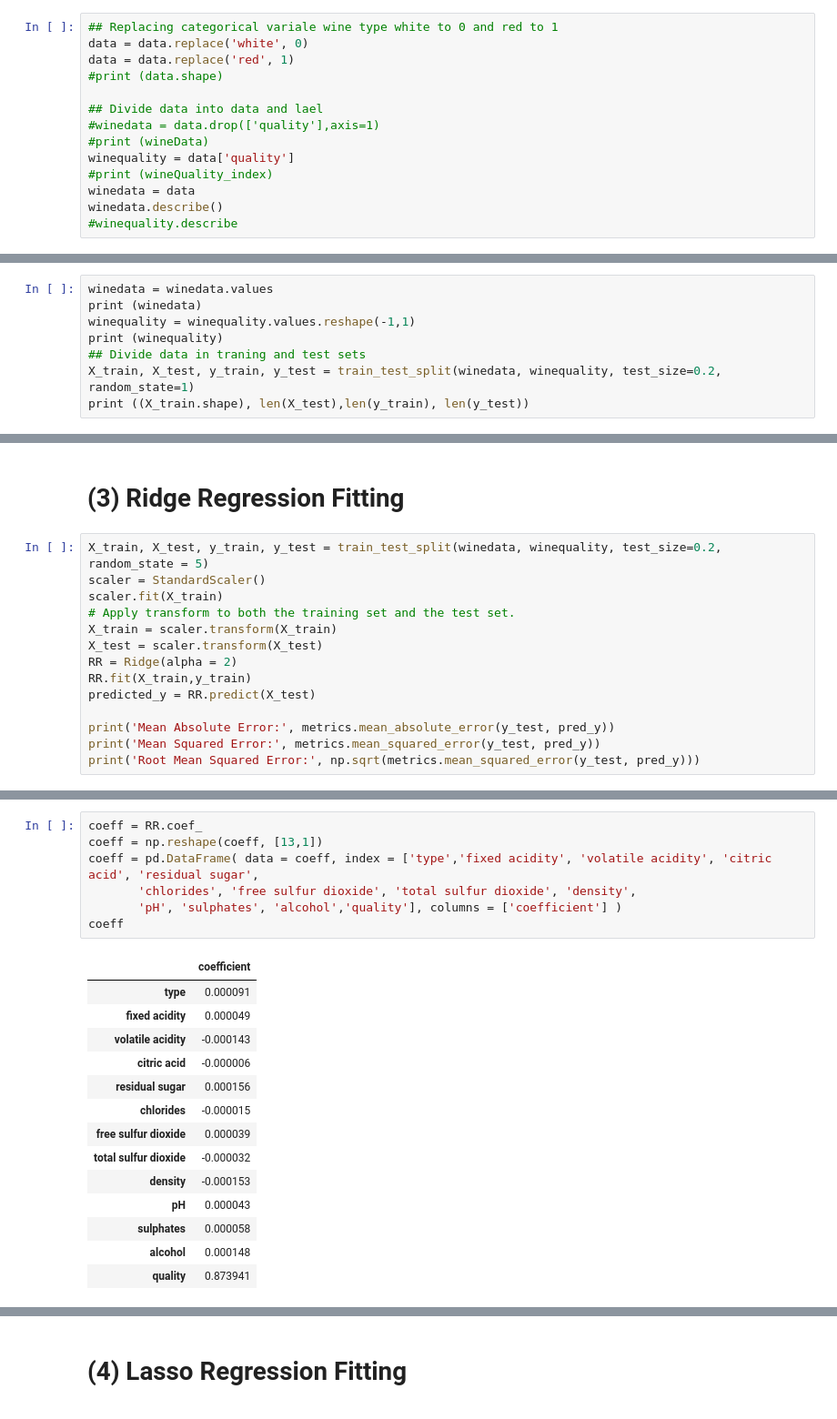
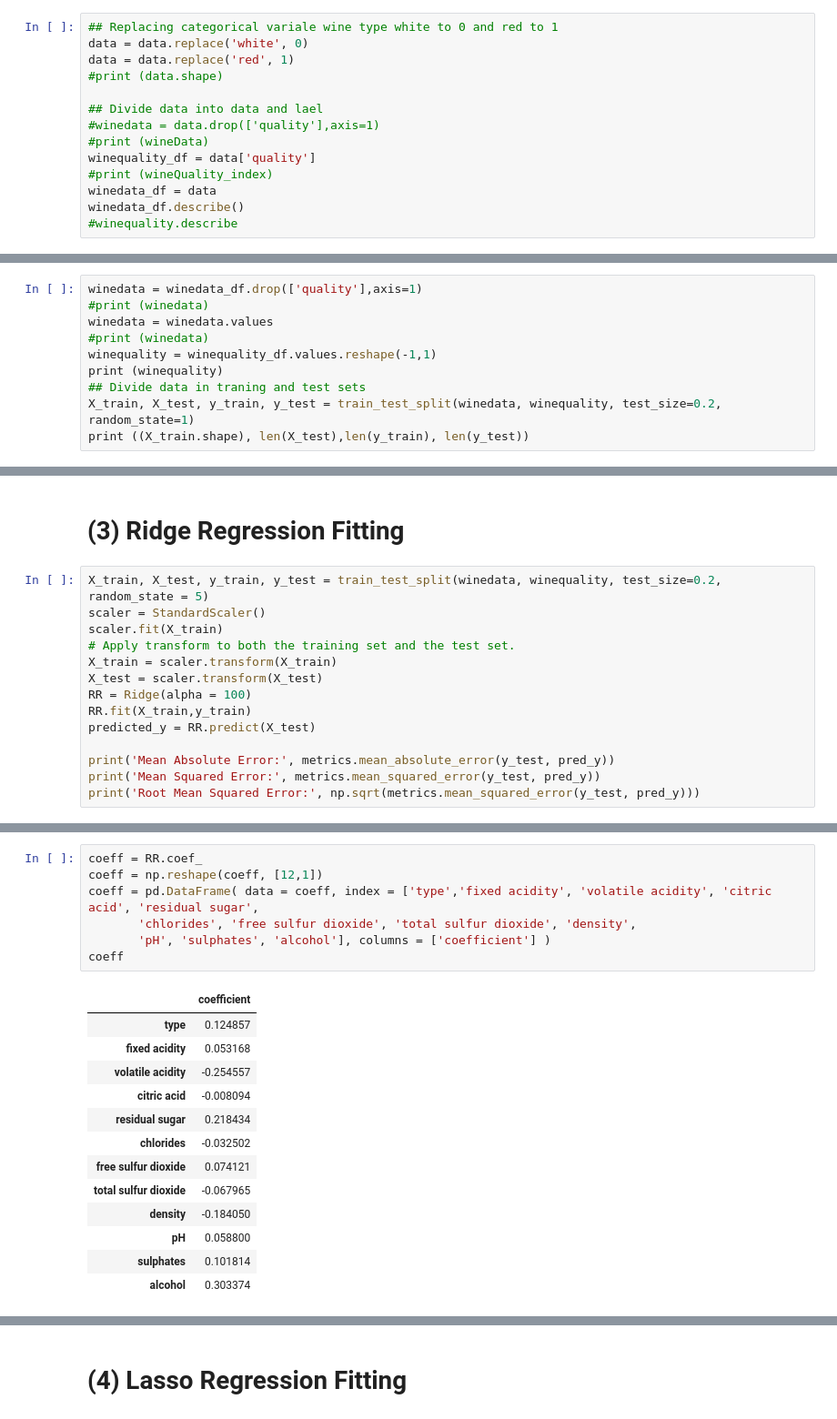
Before and after one commit to abhilashasaroj/CX4240_project, a Jupyter notebook: Project_yli.ipynb, the cells around one changed output, grey strips where cells are left out. Shown: that part at 91% size. Cells and saved outputs as stored; diff of their text form.

```diff
--- a/Project_yli.ipynb
+++ b/Project_yli.ipynb
@@ -31,10 +33,10 @@ data = data.replace('red', 1)
 ## Divide data into data and lael
 #winedata = data.drop(['quality'],axis=1)
 #print (wineData)
-winequality = data['quality']
+winequality_df = data['quality']
 #print (wineQuality_index)
-winedata = data
-winedata.describe()
+winedata_df = data
+winedata_df.describe()
 #winequality.describe
 # %% [output]
 |  | type | fixed acidity | volatile acidity | citric acid | residual sugar | chlorides | free sulfur dioxide | ... |
@@ -68,9 +70,11 @@ sns.pairplot(winedata,x_vars=features,y_vars='quality',kind='reg',size=10,aspect
 # %% [markdown]
 # (1) Linear Regression Fitting
 # %%
+winedata = winedata_df.drop(['quality'],axis=1)
+#print (winedata)
 winedata = winedata.values
-print (winedata)
-winequality = winequality.values.reshape(-1,1)
+#print (winedata)
+winequality = winequality_df.values.reshape(-1,1)
 print (winequality)
 ## Divide data in traning and test sets
 X_train, X_test, y_train, y_test = train_test_split(winedata, winequality, test_size=0.2, random_state=1)
@@ -211,7 +226,7 @@ scaler.fit(X_train)
 # Apply transform to both the training set and the test set.
 X_train = scaler.transform(X_train)
 X_test = scaler.transform(X_test)
-RR = Ridge(alpha = 2)
+RR = Ridge(alpha = 100)
 RR.fit(X_train,y_train)
 predicted_y = RR.predict(X_test)
 
@@ -234,22 +257,21 @@ Train_score: 1.00
 # %%
 coeff = RR.coef_
-coeff = np.reshape(coeff, [13,1])
+coeff = np.reshape(coeff, [12,1])
 coeff = pd.DataFrame( data = coeff, index = ['type','fixed acidity', 'volatile acidity', 'citric acid', 'residual sugar',
        'chlorides', 'free sulfur dioxide', 'total sulfur dioxide', 'density',
-       'pH', 'sulphates', 'alcohol','quality'], columns = ['coefficient'] )
+       'pH', 'sulphates', 'alcohol'], columns = ['coefficient'] )
 coeff
 # %% [output]
 |  | coefficient |
-| type | 0.000091 |
-| fixed acidity | 0.000049 |
-| volatile acidity | -0.000143 |
-| citric acid | -0.000006 |
-| residual sugar | 0.000156 |
-| chlorides | -0.000015 |
-| free sulfur dioxide | 0.000039 |
-| total sulfur dioxide | -0.000032 |
-| density | -0.000153 |
-| pH | 0.000043 |
-| sulphates | 0.000058 |
-| alcohol | 0.000148 |
-| quality | 0.873941 |
+| type | 0.124857 |
+| fixed acidity | 0.053168 |
+| volatile acidity | -0.254557 |
+| citric acid | -0.008094 |
+| residual sugar | 0.218434 |
+| chlorides | -0.032502 |
+| free sulfur dioxide | 0.074121 |
+| total sulfur dioxide | -0.067965 |
+| density | -0.184050 |
+| pH | 0.058800 |
+| sulphates | 0.101814 |
+| alcohol | 0.303374 |
```
Also changed, not shown: parts of 37 cells of this notebook.
